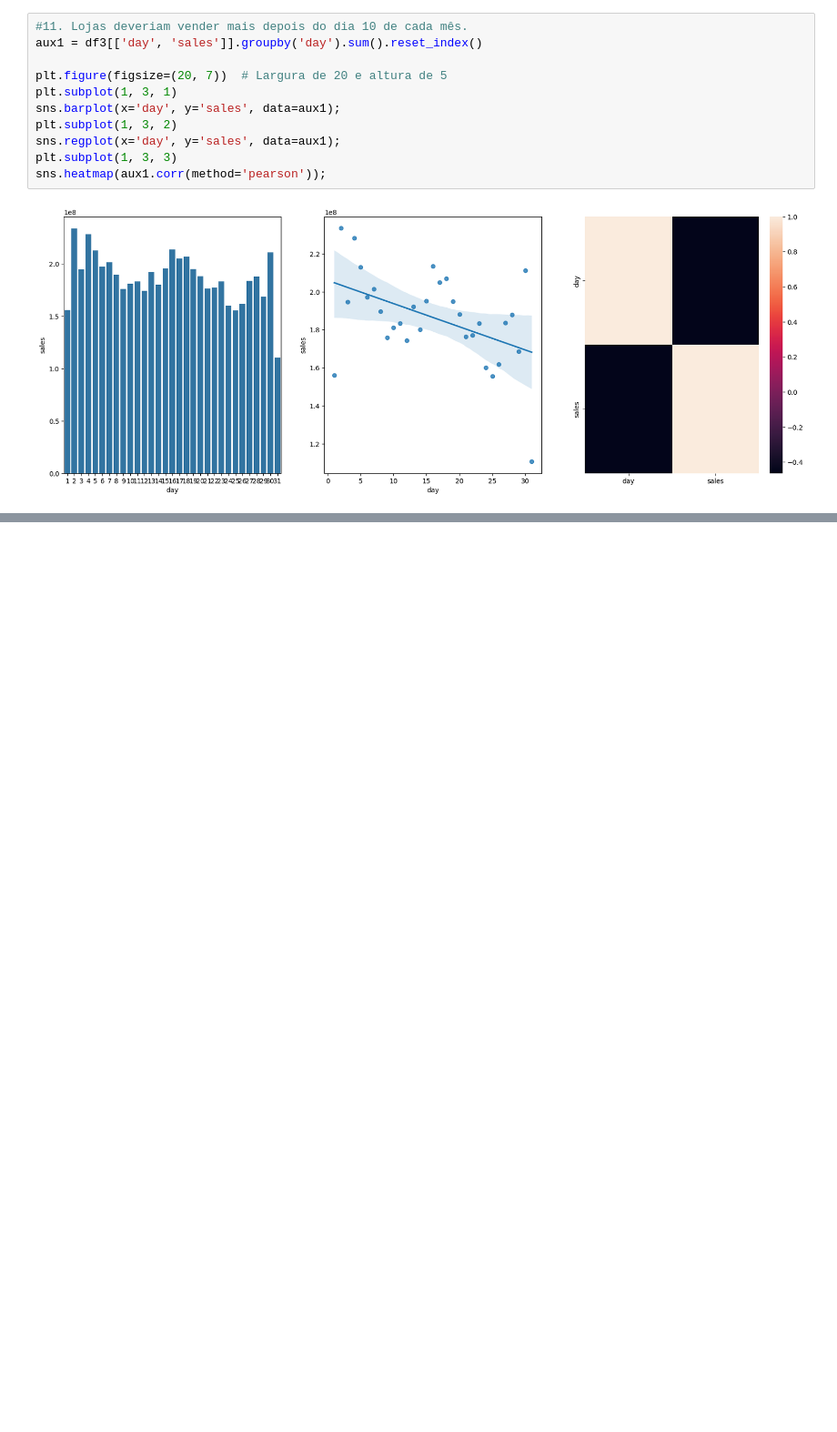
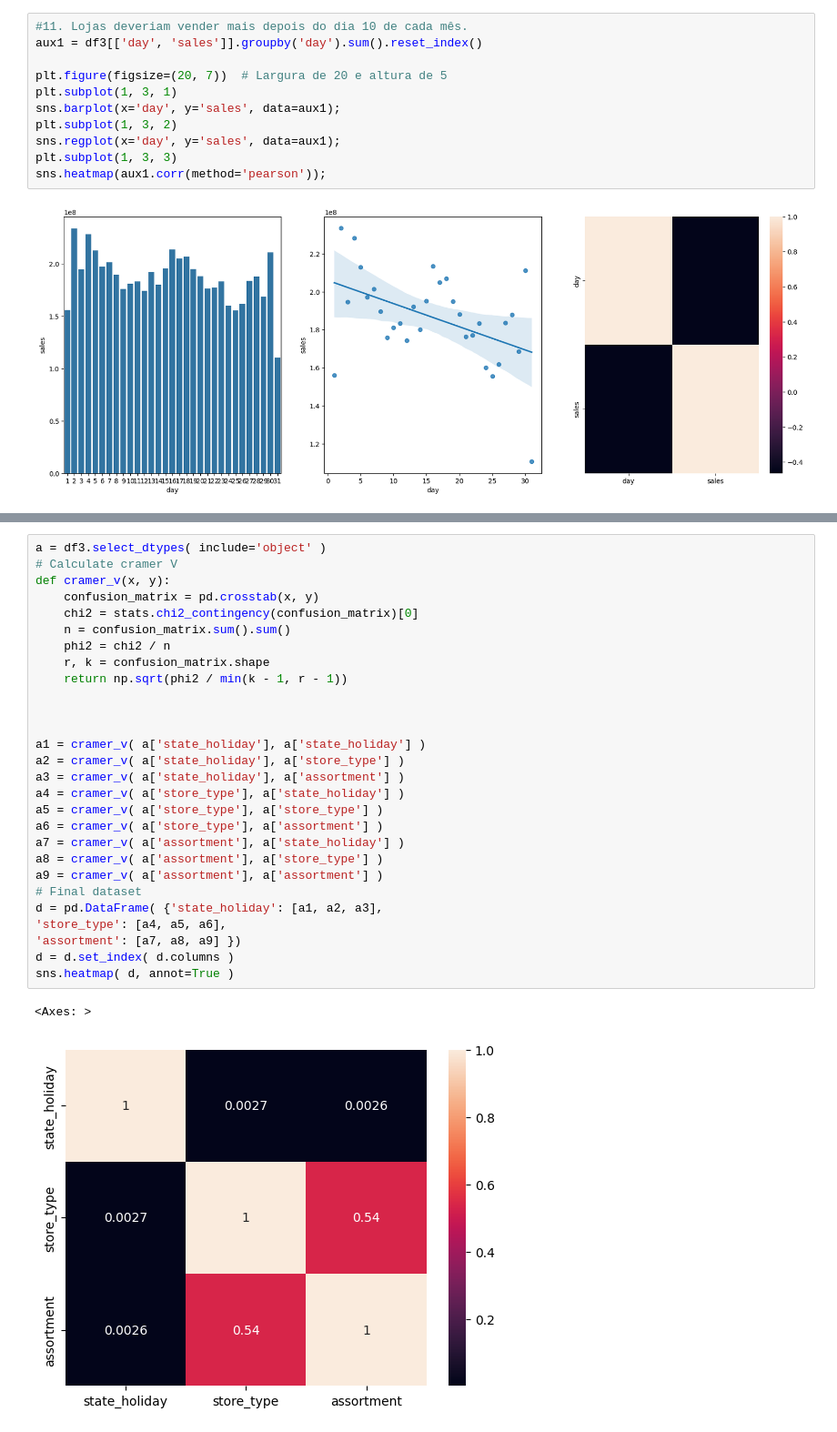
Before and after one commit to IgMnT/DSEmProducao, a Jupyter notebook: store_sales_prediction.ipynb, the cells around one changed output, grey strips where cells are left out. Shown: that part at 91% size. Drawn from its saved outputs; the diff is of its cells as text; blank space fills up the shorter version.

Commit message:
finalizado o passo 5

```diff
--- a/store_sales_prediction.ipynb
+++ b/store_sales_prediction.ipynb
@@ -282,0 +385,31 @@ Index(['store', 'day_of_week', 'date', 'sales', 'customers', 'open', 'promo',
+# %%
+a = df3.select_dtypes( include='object' )
+# Calculate cramer V
+def cramer_v(x, y):
+    confusion_matrix = pd.crosstab(x, y)
+    chi2 = stats.chi2_contingency(confusion_matrix)[0]
+    n = confusion_matrix.sum().sum()
+    phi2 = chi2 / n
+    r, k = confusion_matrix.shape
+    return np.sqrt(phi2 / min(k - 1, r - 1))
+
+
+
+a1 = cramer_v( a['state_holiday'], a['state_holiday'] )
+a2 = cramer_v( a['state_holiday'], a['store_type'] )
+a3 = cramer_v( a['state_holiday'], a['assortment'] )
+a4 = cramer_v( a['store_type'], a['state_holiday'] )
+a5 = cramer_v( a['store_type'], a['store_type'] )
+a6 = cramer_v( a['store_type'], a['assortment'] )
+a7 = cramer_v( a['assortment'], a['state_holiday'] )
+a8 = cramer_v( a['assortment'], a['store_type'] )
+a9 = cramer_v( a['assortment'], a['assortment'] )
+# Final dataset
+d = pd.DataFrame( {'state_holiday': [a1, a2, a3],
+'store_type': [a4, a5, a6],
+'assortment': [a7, a8, a9] })
+d = d.set_index( d.columns )
+sns.heatmap( d, annot=True )
+# %% [output]
+<Axes: >
+[figure, added]
```
Also changed, not shown: parts of 17 cells of this notebook.
